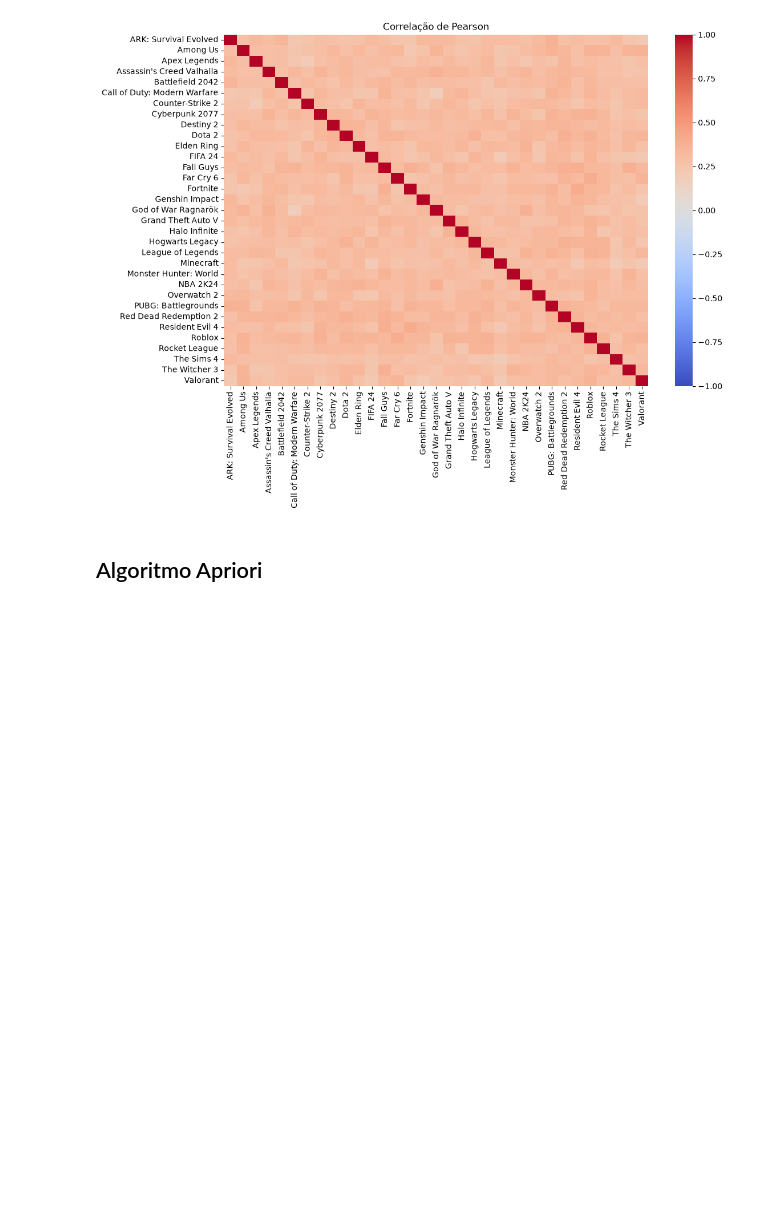
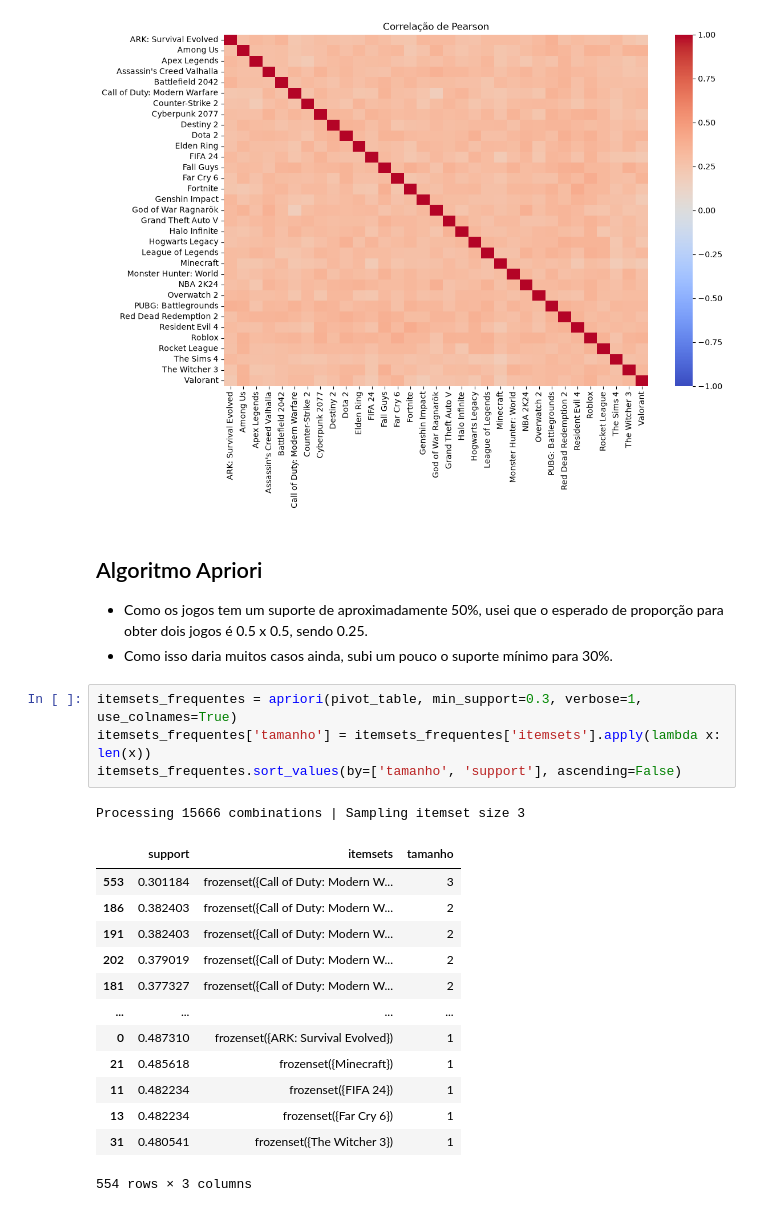
Before and after one commit to PedroSodreMalini/meus-projetos-machine-learning, a Jupyter notebook: 06-alogitmos-nao-supervisionados/5.1-apriori-desafio/apriori-videogames.ipynb, the cells around one changed output. Drawn from its saved outputs; the diff is of its cells as text; blank space fills up the shorter version.

```diff
--- a/06-alogitmos-nao-supervisionados/5.1-apriori-desafio/apriori-videogames.ipynb
+++ b/06-alogitmos-nao-supervisionados/5.1-apriori-desafio/apriori-videogames.ipynb
@@ -153,3 +153,24 @@ Text(0.5, 1.0, 'Correlação de Pearson')
 [figure]
 # %% [markdown]
 ## Algoritmo Apriori
+- Como os jogos tem um suporte de aproximadamente 50%, usei que o esperado de proporção para obter dois jogos é 0.5 x 0.5, sendo 0.25.
+- Como isso daria muitos casos ainda, subi um pouco o suporte mínimo para 30%.
+# %%
+itemsets_frequentes = apriori(pivot_table, min_support=0.3, verbose=1, use_colnames=True)
+itemsets_frequentes['tamanho'] = itemsets_frequentes['itemsets'].apply(lambda x: len(x))
+itemsets_frequentes.sort_values(by=['tamanho', 'support'], ascending=False)
+# %% [output]
+Processing 15666 combinations | Sampling itemset size 3
+|  | support | itemsets | tamanho |
+| 553 | 0.301184 | frozenset({Call of Duty: Modern W... | 3 |
+| 186 | 0.382403 | frozenset({Call of Duty: Modern W... | 2 |
+| 191 | 0.382403 | frozenset({Call of Duty: Modern W... | 2 |
+| 202 | 0.379019 | frozenset({Call of Duty: Modern W... | 2 |
+| 181 | 0.377327 | frozenset({Call of Duty: Modern W... | 2 |
+| ... | ... | ... | ... |
+| 0 | 0.487310 | frozenset({ARK: Survival Evolved}) | 1 |
+| 21 | 0.485618 | frozenset({Minecraft}) | 1 |
+| 11 | 0.482234 | frozenset({FIFA 24}) | 1 |
+| 13 | 0.482234 | frozenset({Far Cry 6}) | 1 |
+| 31 | 0.480541 | frozenset({The Witcher 3}) | 1 |
+554 rows × 3 columns
```
Also changed, not shown: parts of 4 cells of this notebook, 1 other file.
